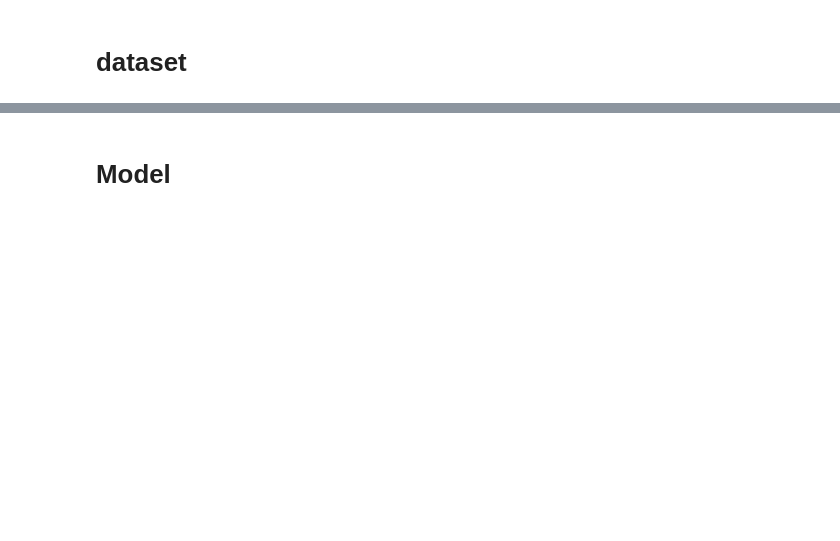
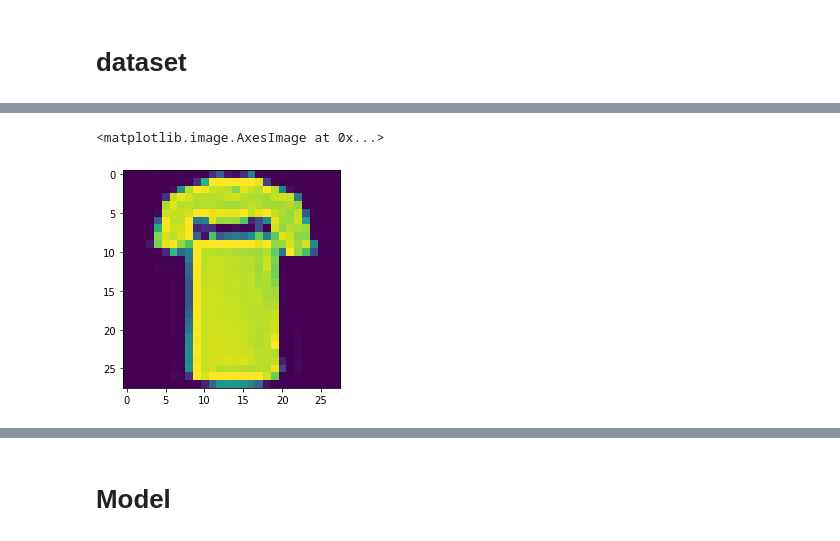
Before and after one commit to veya2ztn/TNproject, a Jupyter notebook: Model and Train.ipynb, the cells around one changed output, grey strips where cells are left out. Drawn from its saved outputs; the diff is of its cells as text; code cells hidden in the pictures; blank space fills up the shorter version.

```diff
--- a/Model and Train.ipynb
+++ b/Model and Train.ipynb
@@ -30,5 +49,10 @@ all_image = iter(train_loader).next()[0]
 # %%
 from mltool.visualization import *
+# %%
+plt.imshow(all_image[5,0].numpy())
+# %% [output]
+<matplotlib.image.AxesImage at 0x...>
+[figure, added]
 # %%
 %matplotlib inline
 plt.imshow(torch.sum(all_image[:,0]>0,0).numpy())
```
Also changed, not shown: parts of 38 cells of this notebook, 7 other files.
